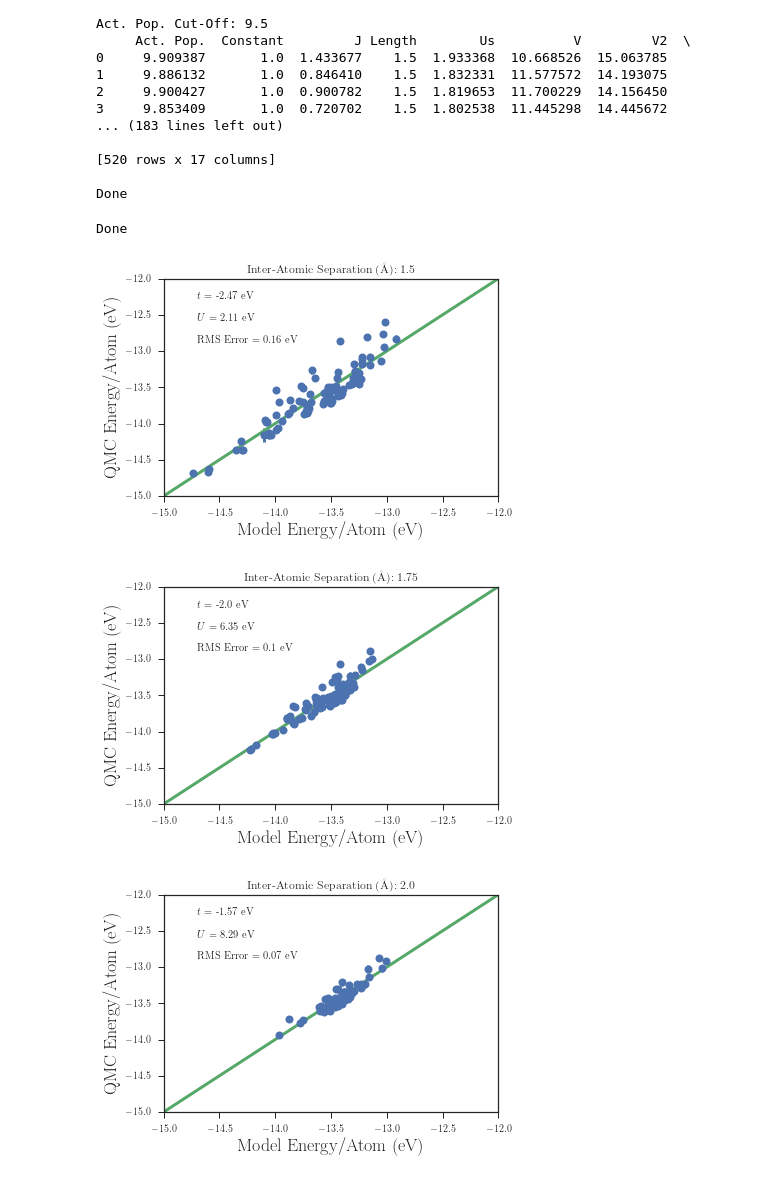
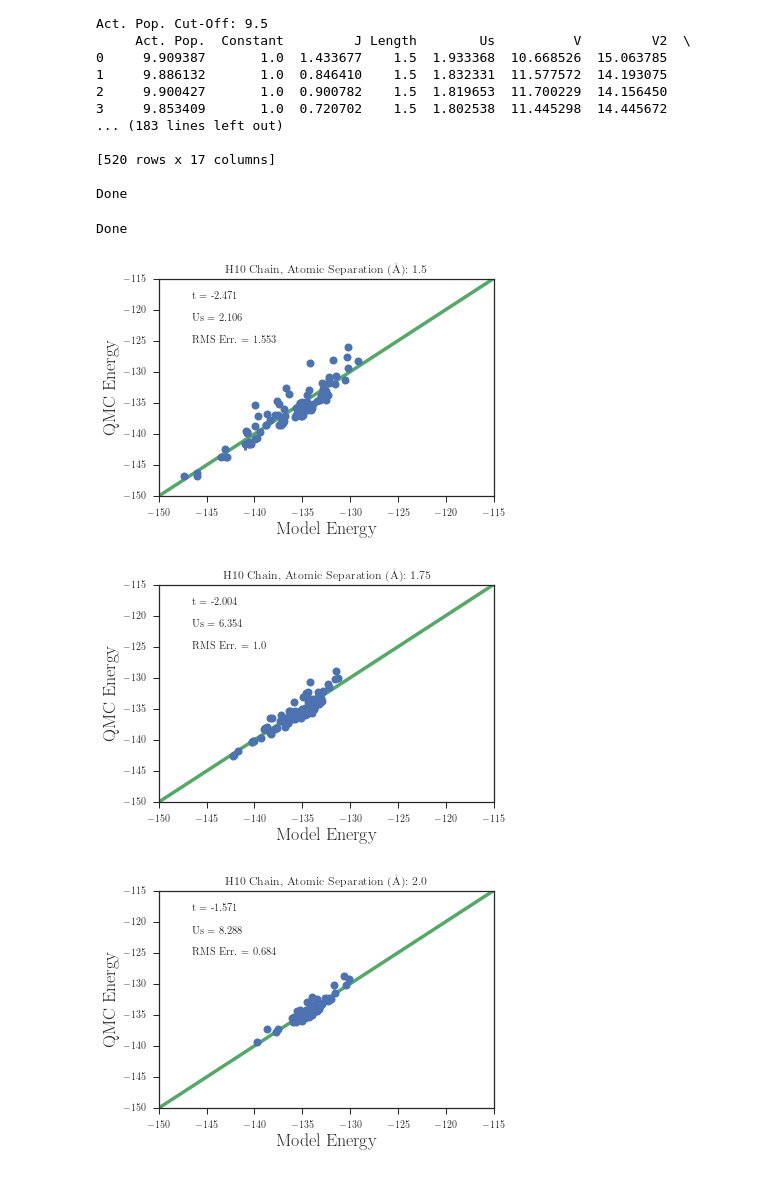
Before and after one commit to hiteshjc/Downfolding, a Jupyter notebook: hchain_data/kiel/h_chain_combine.ipynb, the cells around one changed output. Cells and saved outputs as stored; diff of their text form; code cells hidden in the pictures.

```diff
--- a/hchain_data/kiel/h_chain_combine.ipynb
+++ b/hchain_data/kiel/h_chain_combine.ipynb
@@ -68,22 +68,30 @@ Len=len(dat['atom'])
 dat = dat.reset_index(drop=True)
 
 L=len(dat['energy'])
+#print(dat)
 
-#############################################################################
+###############################################################################
 
 dat.to_csv('H_chain_data.csv')
 dat.to_pickle('H_chain_data.pkl')
 
 act_num=10
 
+dat=dat[dat['Act. Pop.'] > 0.1]
+
+bad_dat=dat[dat['Act. Pop.'] < 9.5]
+
 print('Act. Pop. Cut-Off: '+np.str(act_num-0.5))
 dat=dat[dat['Act. Pop.'] > act_num-0.5]
+
 print(dat)
 
+dat.to_csv('H_chain_data.csv')
+dat.to_pickle('H_chain_data.pkl')
 
-dat.to_csv('H_chain_data.csv')
 
 print('')
+
 print('Done')
 # %% [output]
 Index([ u'Act. Pop.',   u'Constant',          u'J',     u'Length',
@@ -104,17 +112,16 @@ Act. Pop. Cut-Off: 9.5
 
 Done
 # %%
-#Plot DMC energies vs. model energies
+#Plot QMC vs. Model energies, and U/t ratio versus bond length,
+#and RMS deviation versus bond length
 
 from scipy.optimize import least_squares
 evc=27.2114
-Natom=10
 func_choice='pbe'
 lengths=[1.5, 1.75, 2.0, 2.25, 2.5, 2.75]
 dat_func=dat[ dat['functional']==func_choice ]
 plt.rc('text', usetex=True)
 plt.rc('font', family='serif')
-
 
 def fun(parms, dum_descrip, E):
     nparm=len(parms)
@@ -135,11 +142,11 @@ def mod_energy(fit_parms, dum_descrip):
 
 filemod=''
 parameters=['Constant', 't', 'Us']
-parm_names=['Constant', 't', 'U']
 
 param_hold=[[] for k in range(len(parameters)-1)]
 
 rms_hold=[]
+r2_hold=[]
 
 
 x0=[np.min(dat_func['energy'])]
@@ -166,61 +173,55 @@ for ln in range(len(lengths)):
     resid=np.array(resid)
     rms=np.sqrt(np.sum(resid**2)/len(resid))
 
     lw=0
     fs=18
     ms=8
 
-    low_lim=-15
-    high_lim=-12
+    plt.errorbar(model_energy, ab_energy, yerr=ab_err, elinewidth=3, linewidth=lw, marker='o', markersize=ms-2, mew=2)
+    plt.plot([100*np.min(model_energy), 0], [100*np.min(model_energy), 0], linewidth=lw+3.5)
+    plt.xlabel('Model Energy', fontsize=fs)
+    plt.ylabel('QMC Energy', fontsize=fs)
+    plt.xlim([-150, -115])
+    plt.ylim([-150, -115])
 
-    plt.errorbar(np.array(model_energy)/Natom, np.array(ab_energy)/Natom, yerr=np.array(ab_err)/Natom, elinewidth=3, linewidth=lw, marker='o', markersize=ms-2, mew=2)
+    plt.title('H10 Chain, Atomic Separation (\AA): '+np.str(length))
 
-    plt.plot([100*np.min(model_energy), 0], [100*np.min(model_energy), 0], linewidth=lw+3)
-    imin=ab_energy.tolist().index(min(ab_energy.tolist()))
-#    print('')
-#    print('Length: '+np.str(length))
-#    print('Minimum Atomic Energy: '+np.str(np.array(ab_energy)[imin]/Natom))
-#    print('Error: '+np.str(np.array(ab_err)[imin]/Natom))
-    plt.xlabel('Model Energy/Atom (eV)', fontsize=fs)
-    plt.ylabel('QMC Energy/Atom (eV)', fontsize=fs)
-    plt.xlim([low_lim, high_lim])
-    plt.ylim([low_lim, high_lim])
-
-
-    plt.title(r'Inter-Atomic Separation (\AA): '+np.str(length))
-
-    round_num=2
     capy=0.9
-    for k in range(1, len(parameters)):
-        par_name=np.str(parm_names[k])
-        plt.annotate("$"+par_name+"$ = "+np.str(np.round(res_lin.x[k], round_num))+" eV", xy=(0.1,capy), xycoords='axes fraction', fontsize=10.5)
+    for k in range(1,len(parameters)):
+        par_name=np.str(parameters[k])
+        plt.annotate(par_name+" = "+np.str(np.round(res_lin.x[k], 3)), xy=(0.1,capy), xycoords='axes fraction', fontsize=10.5)
         capy-=0.1
 
-    plt.annotate("RMS Error = "+np.str(np.round(rms/Natom, round_num))+" eV", xy=(0.1,capy), xycoords='axes fraction', fontsize=10.5)
+    plt.annotate("RMS Err. = "+np.str(np.round(rms, 3)), xy=(0.1,capy), xycoords='axes fraction', fontsize=10.5)
     rms_hold.append(rms)
 
     for n in range(len(parameters)-1):
       param_hold[n].append(res_lin.x[n+1])
 
     plt.savefig('H_chain_fit_model_length'+np.str(length)+'_'+np.str(filemod)+'.png', dpi=200, bbox_inches='tight')
-    plt.savefig('H_chain_fit_model_length'+np.str(length)+'_'+np.str(filemod)+'.pdf', bbox_inches='tight')
-
 
 c=len(lengths)+1
+
 if len(parameters)==3:
   plt.figure(c)
   c+=1
   plt.plot(lengths, np.abs(np.array(param_hold[1])/np.array(param_hold[0])), linewidth=lw+2, marker='o', markersize=ms-2, mew=2)
-  plt.xlabel(r'Atomic Separation (\AA)', fontsize=fs)
-  plt.ylabel('$U$/$t$ Ratio', fontsize=fs)
-#  plt.title(np.str(parameters[2])+'/'+np.str(parameters[1])+' Ratio vs. Atomic Separatic, H10 Chain, PBE', fontsize=fs)
+  plt.xlabel('Atomic Separation (\AA)', fontsize=fs)
+  plt.ylabel('$U/t$ Ratio', fontsize=fs)
   plt.savefig(np.str(parameters[2])+np.str(parameters[1])+'_ratio_vs_separation_h_chain.png', dpi=200, bbox_inches='tight')
-  plt.savefig(np.str(parameters[2])+np.str(parameters[1])+'_ratio_vs_separation_h_chain.pdf', bbox_inches='tight')
 
+plt.figure(c)
+c+=1
+plt.plot(lengths, rms_hold, linewidth=lw+2, marker='o', markersize=ms-2, mew=2)
+plt.xlabel('Atomic Separation (ang.)', fontsize=fs)
+plt.ylabel('RMS Error (eV)', fontsize=fs)
+plt.title('RMS Error in $U-t$ Model Relative to QMC', fontsize=fs)
+plt.savefig('rms_ut_error_vs_separation_h_chain.png', bbox_inches='tight', dpi=200)
+plt.savefig('rms_ut_error_vs_separation_h_chain.pdf', bbox_inches='tight')
 
 print('Done')
 # %% [output]
 Done
-[figure, old version]
+[figure, new version]
-[figure, old version]
+[figure, new version]
-[figure, old version]
+[figure, new version]
```
Also changed, not shown: parts of 4 cells of this notebook.
